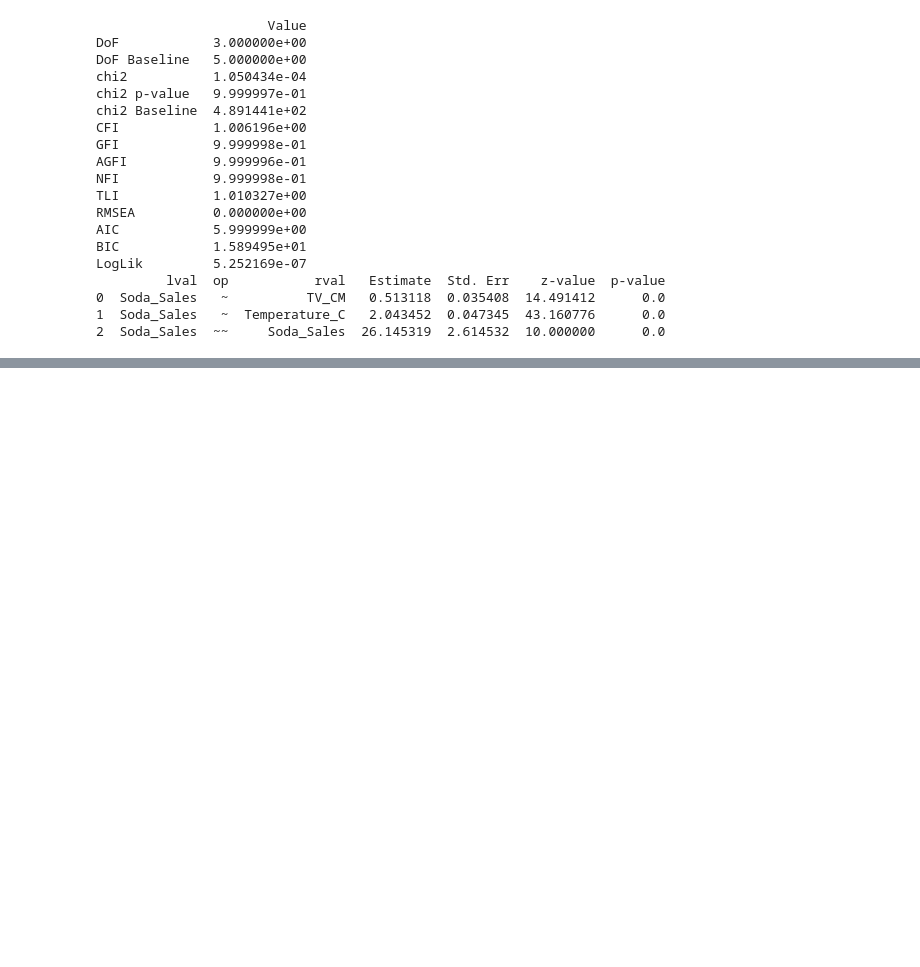
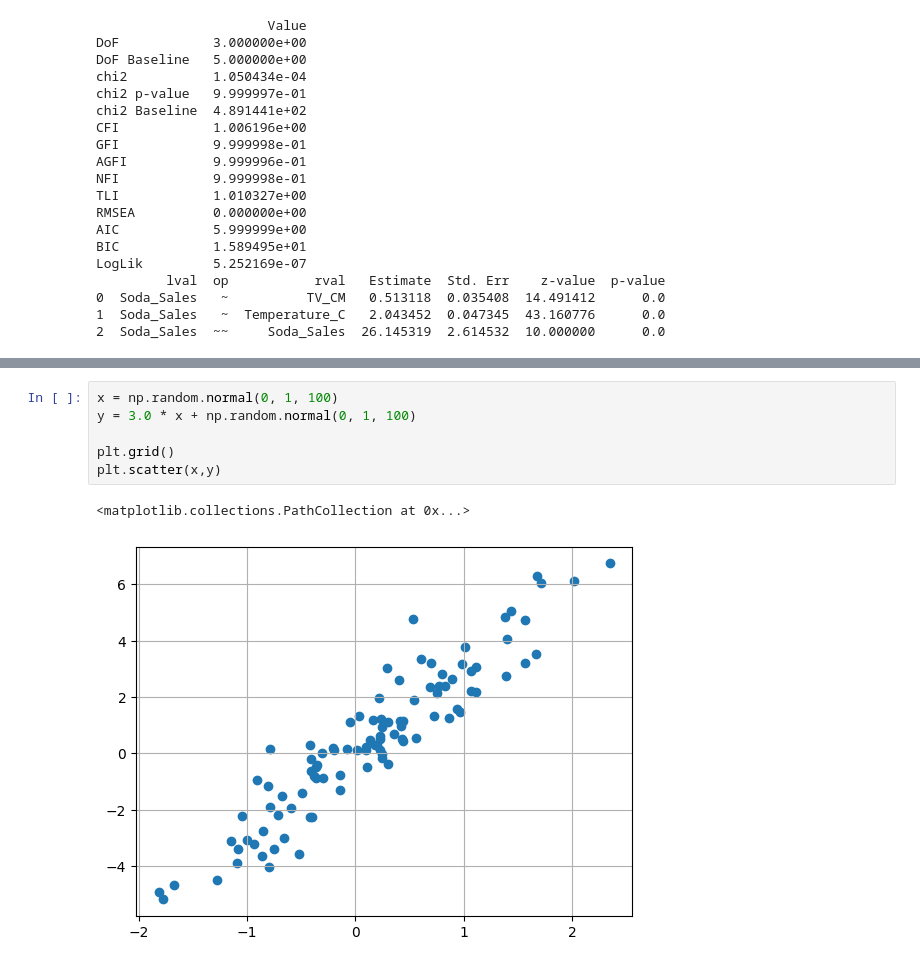
Before and after one commit to kyohashi/DS_study, a Jupyter notebook: causal_inference/chap3_SEM.ipynb, the cells around one changed output, grey strips where cells are left out. Cells and saved outputs as stored; diff of their text form; blank space fills up the shorter version.

```diff
--- a/causal_inference/chap3_SEM.ipynb
+++ b/causal_inference/chap3_SEM.ipynb
@@ -141,3 +141,12 @@ LogLik         5.252169e-07
 sem.semplot(model, 'figures/sem.png')
 # %% [output]
 [drawing not drawn]
+# %%
+x = np.random.normal(0, 1, 100)
+y = 3.0 * x + np.random.normal(0, 1, 100)
+
+plt.grid()
+plt.scatter(x,y)
+# %% [output]
+<matplotlib.collections.PathCollection at 0x...>
+[figure, added]
```
Also changed, not shown: parts of 2 cells of this notebook.
